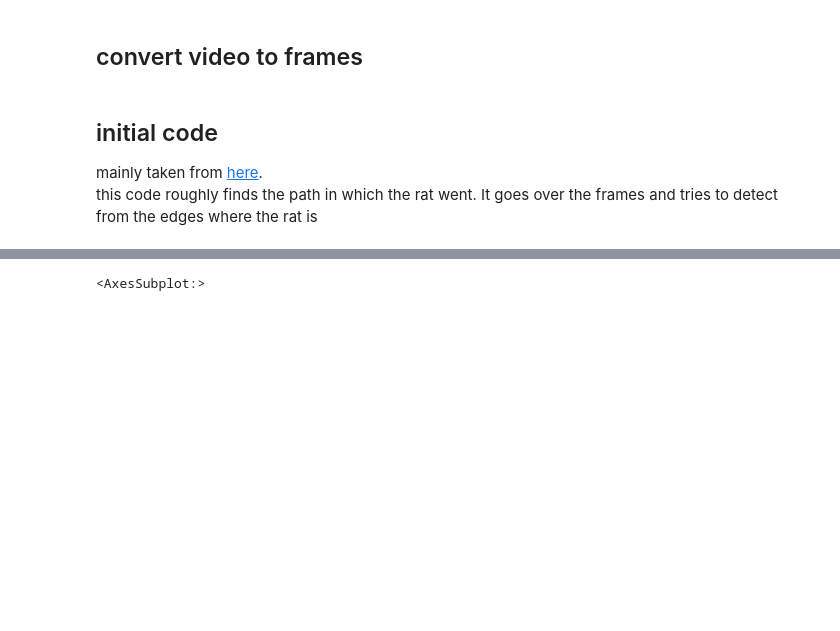
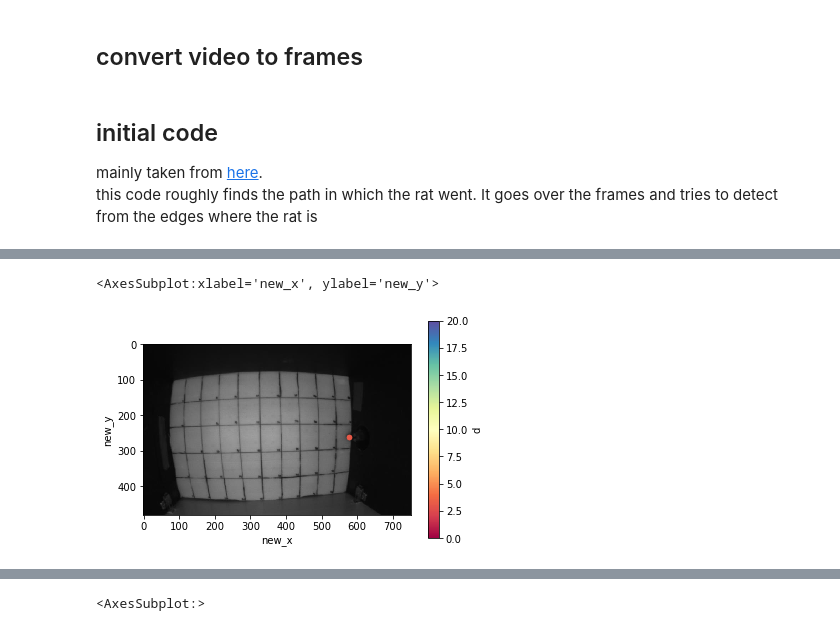
Before and after one commit to bueinat/mouse_tracking, a Jupyter notebook: cv/cv.ipynb, the cells around one changed output, grey strips where cells are left out. Drawn from its saved outputs; the diff is of its cells as text; code cells hidden in the pictures; blank space fills up the shorter version.

```diff
--- a/cv/cv.ipynb
+++ b/cv/cv.ipynb
@@ -352,0 +350,11 @@ dfnose.loc[[x]].reset_index().plot.scatter(x='x', y='y', c='d', cmap='Spectral',
+# %%
+# print image with guessing
+x = 81
+plt.imshow(frames[x], cmap='gray', interpolation='nearest')
+dfnose.loc[[x]].reset_index().plot.scatter(x='x', y='y', c='d', cmap='Spectral',
+                                           vmin=0, vmax=20, ax=plt.gca())
+dfnose.loc[[x]].reset_index().plot.scatter(x='new_x', y='new_y', c='new_d', cmap='Spectral',
+                                           vmin=0, vmax=20, ax=plt.gca(), colorbar=False)
+# %% [output]
+<AxesSubplot:xlabel='new_x', ylabel='new_y'>
+[figure, added]
```
Also changed, not shown: parts of 82 cells of this notebook, 3 other files.
